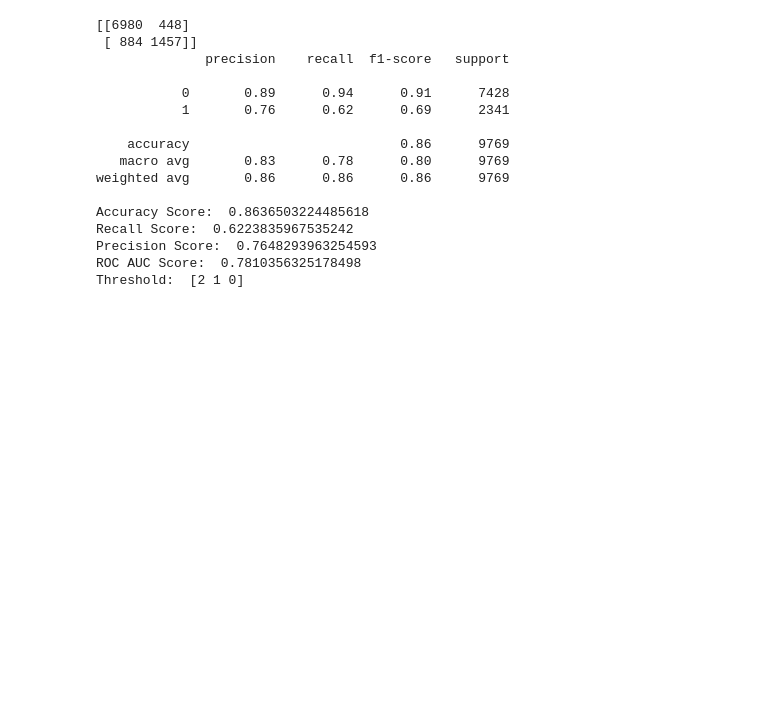
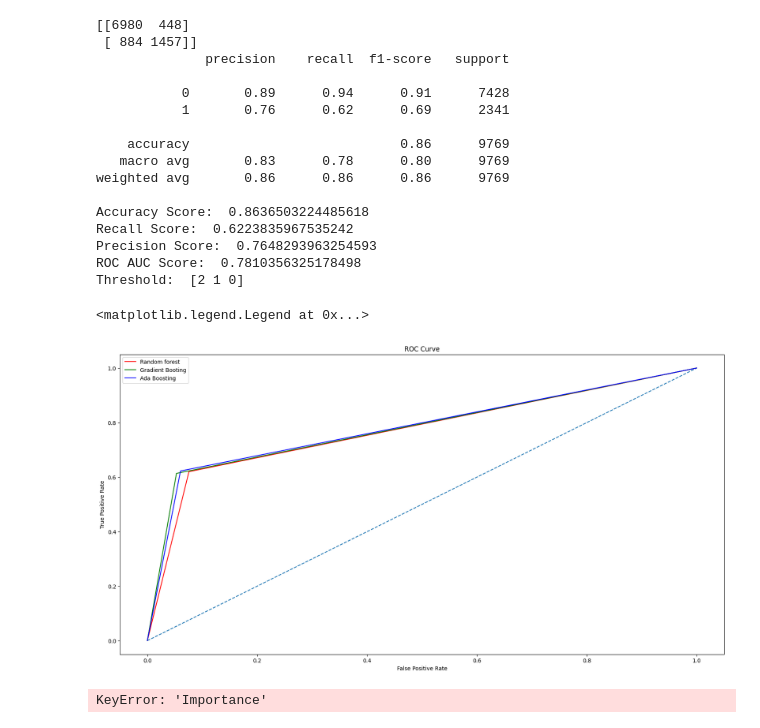
Before and after one commit to GeorgeGithiri5/DS, a Jupyter notebook: ML_deployments/heruku-deployments/model/income_predictions.ipynb, the cells around one changed output. Saved outputs shown, nothing was run; the diff lists cells and outputs as text; code cells hidden in the pictures; blank space fills up the shorter version.

```diff
--- a/ML_deployments/heruku-deployments/model/income_predictions.ipynb
+++ b/ML_deployments/heruku-deployments/model/income_predictions.ipynb
@@ -216,3 +216,26 @@ Recall Score:  0.6223835967535242
 Precision Score:  0.7648293963254593
 ROC AUC Score:  0.7810356325178498
 Threshold:  [2 1 0]
+# %%
+# ROC Curve
+plt.figure(figsize=(20, 10))
+plt.plot([0, 1], [0, 1], linestyle='--')
+plt.plot(rf_fp, rf_tp, color="red", label="Random forest")
+plt.plot(gbc_fp, gbc_tp, color="green", label="Gradient Booting")
+plt.plot(abc_fp, abc_tp, color="blue", label="Ada Boosting")
+plt.xlabel("False Positive Rate")
+plt.ylabel("True Positive Rate")
+plt.title("ROC Curve")
+plt.legend()
+# %% [output]
+<matplotlib.legend.Legend at 0x...>
+[figure, added]
+# %%
+# Get most important features and their contribution in model
+feature_importance_df = pd.DataFrame(X_train.columns, columns=["Feature"])
+feature_importance_df['Importance'] = rf.feature_importances_
+feature_importance_df.sort_values('Importance', ascending=False, inplace=True)
+feature_importance_df = feature_importance_df.head(20)
+feature_importance_df
+# %% [output]
+KeyError: 'Importance'
```
